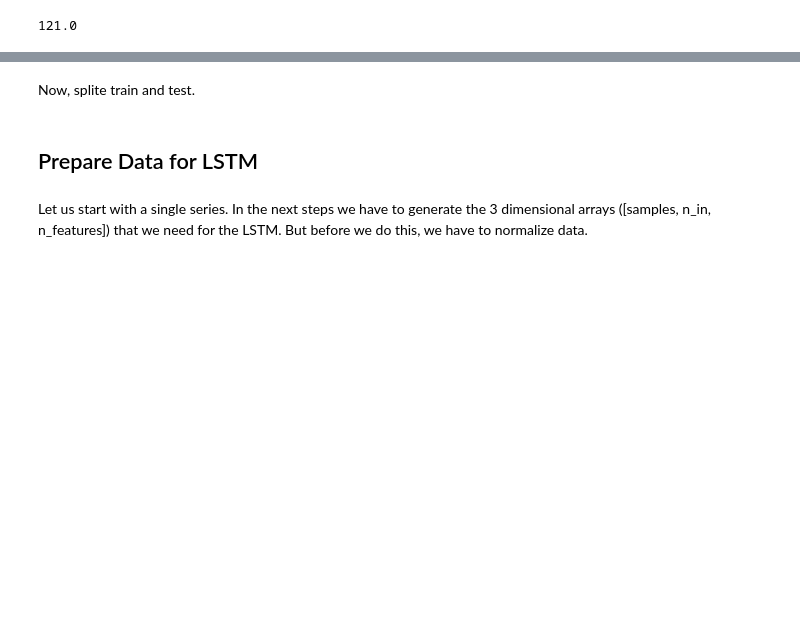
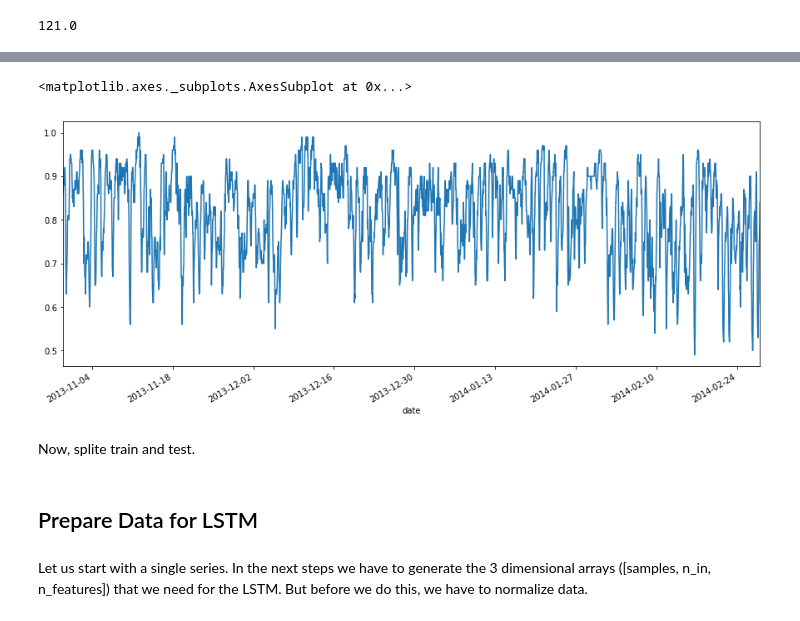
Before and after one commit to anofox/m3_konferenz, a Jupyter notebook: Univariate LSTM.ipynb, the cells around one changed output, grey strips where cells are left out. Drawn from its saved outputs; the diff is of its cells as text; code cells hidden in the pictures; blank space fills up the shorter version.

```diff
--- a/Univariate LSTM.ipynb
+++ b/Univariate LSTM.ipynb
@@ -107,3 +112,8 @@ df[df['id'] == 'MAC000002']['energy'].plot()
+# %%
+df[df['id'] == 'MAC000002']['humidity'].plot()
+# %% [output]
+<matplotlib.axes._subplots.AxesSubplot at 0x...>
+[figure, added]
 # %% [markdown]
 Now, splite train and test.
 # %%
```
Also changed, not shown: parts of 26 cells of this notebook, 1 other file.
